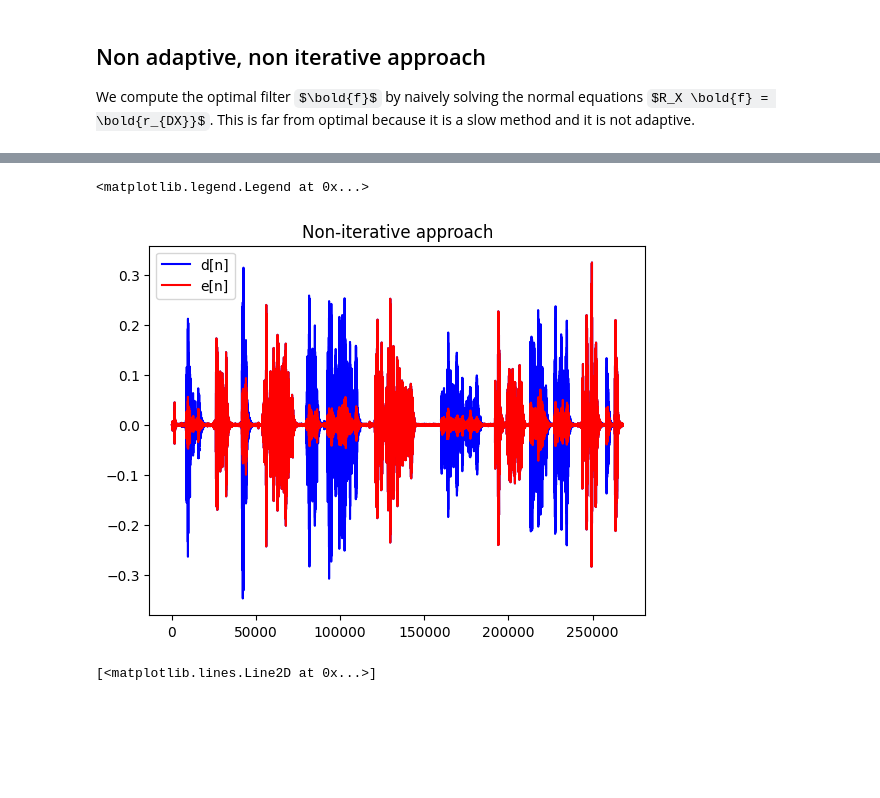
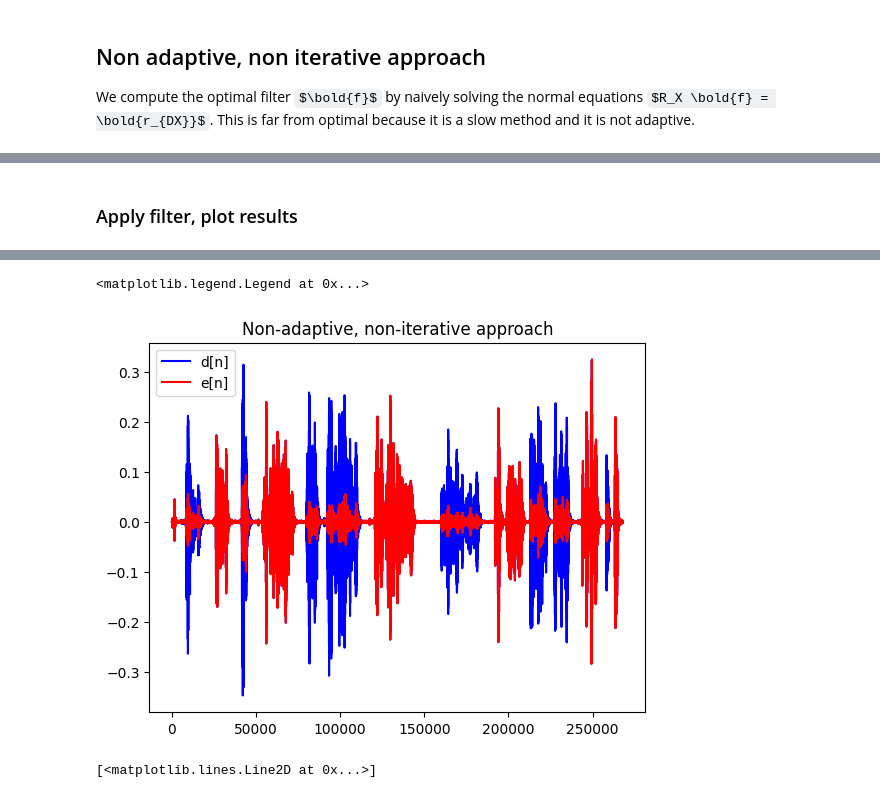
Before and after one commit to Tran-Antoine/ssdp-mp1, a Jupyter notebook: adaptive_experiment.ipynb, the cells around one changed output, grey strips where cells are left out. Drawn from its saved outputs; the diff is of its cells as text; code cells hidden in the pictures; some formulas as TeX source; blank space fills up the shorter version.

Commit message:
Implement non adaptive and iterative approach

```diff
--- a/adaptive_experiment.ipynb
+++ b/adaptive_experiment.ipynb
@@ -45 +48,3 @@ f = np.linalg.solve(R, rdx)
+# %% [markdown]
+### Apply filter, plot results
 # %%
@@ -60,13 +63,13 @@ IPython.display.Audio(e, rate=fs_d)
 # %% [output]
 [interactive output not drawn]
 # %%
-plt.title('Non-iterative approach')
+plt.title('Non-adaptive, non-iterative approach')
 plt.plot(d_normalized, color='blue', label='d[n]')
 plt.plot(e, color='red', label='e[n]')
 plt.legend()
 # %% [output]
 <matplotlib.legend.Legend at 0x...>
-[figure, old version]
+[figure, new version]
 # %%
 plt.title('Room impulse response (non adaptive, non iterative)')
 plt.plot(f)
```
Also changed, not shown: parts of 14 cells of this notebook.
